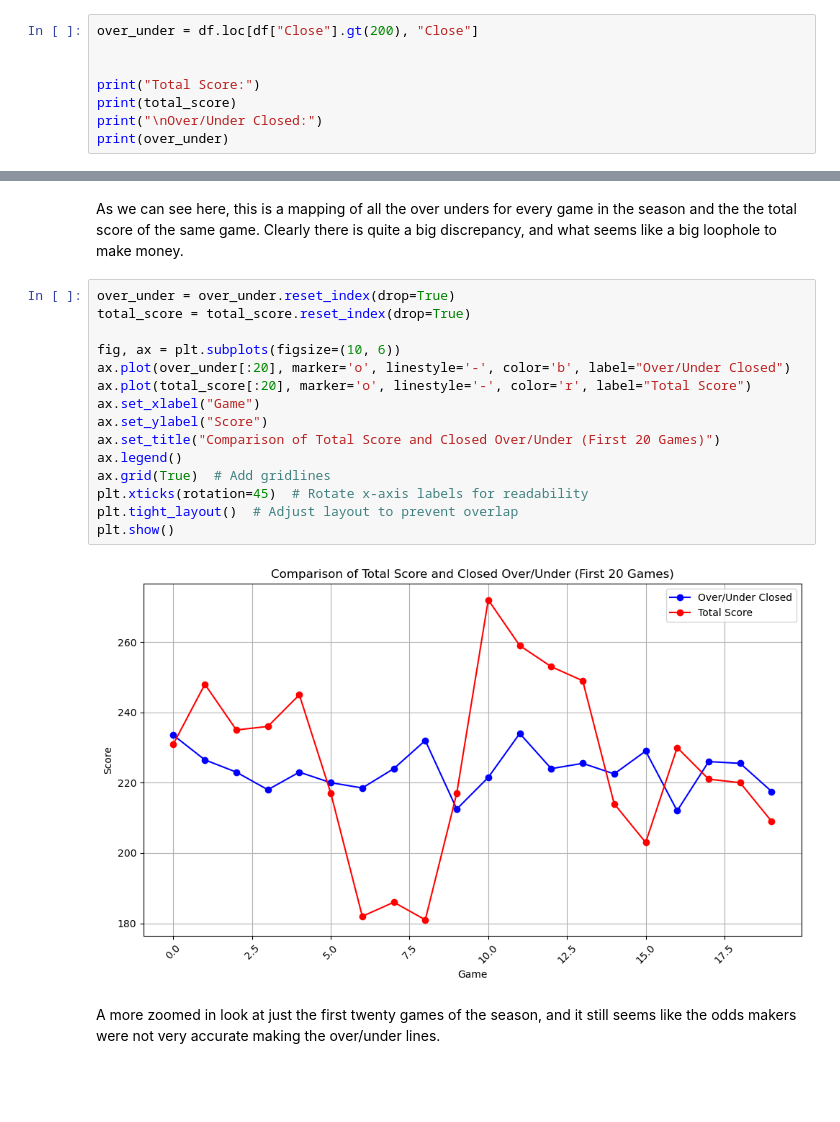
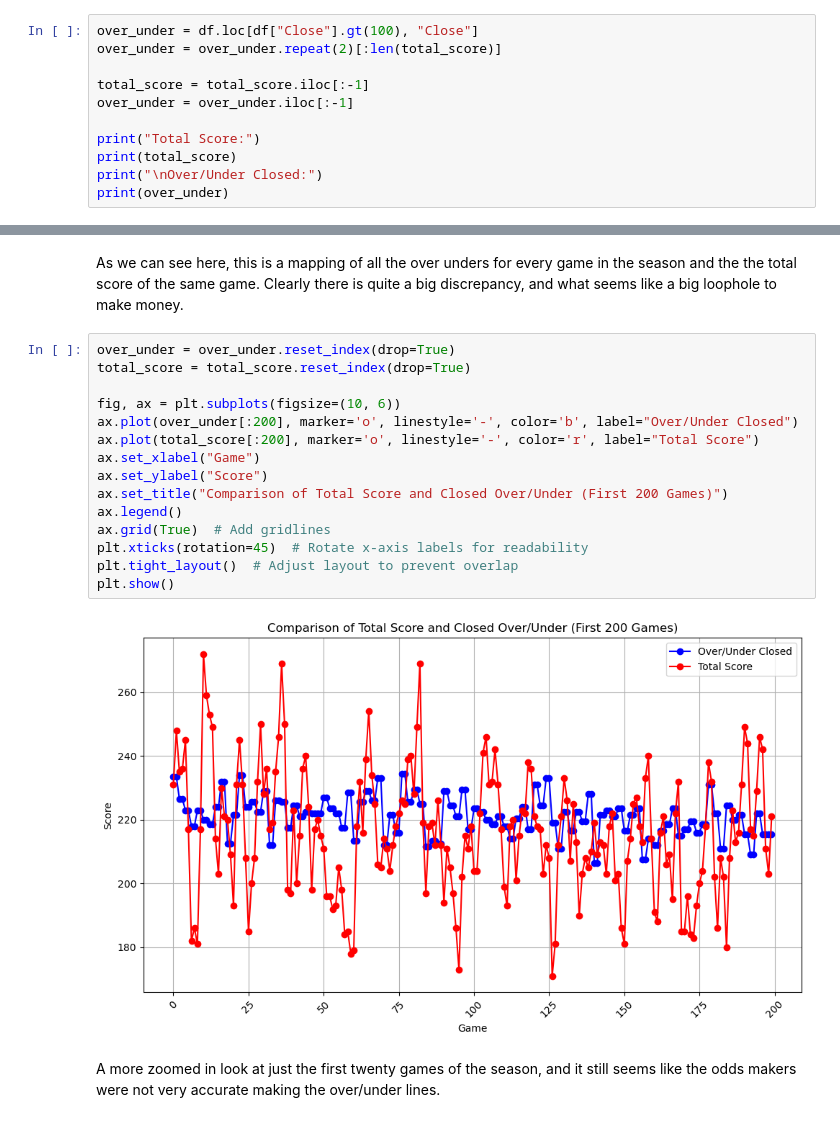
Before and after one commit to ihern/418-Project, a Jupyter notebook: analysis.ipynb, the cells around one changed output, grey strips where cells are left out. Saved outputs shown, nothing was run; the diff lists cells and outputs as text; blank space fills up the shorter version.

```diff
--- a/analysis.ipynb
+++ b/analysis.ipynb
@@ -16,8 +17,11 @@ total_score = home_team_score + away_team_score
 # %% [markdown]
 From the cv file, we have gathered all the home team and away team total scores as well as the total over under scores from each game for comparison to see how accurate the over/under line are that are set by the betting odds makers
 # %%
-over_under = df.loc[df["Close"].gt(200), "Close"]
+over_under = df.loc[df["Close"].gt(100), "Close"]
+over_under = over_under.repeat(2)[:len(total_score)]
 
+total_score = total_score.iloc[:-1]
+over_under = over_under.iloc[:-1]
 
 print("Total Score:")
 print(total_score)
@@ -60,19 +86,19 @@ As we can see here, this is a mapping of all the over unders for every game in t
 # %%
 over_under = over_under.reset_index(drop=True)
 total_score = total_score.reset_index(drop=True)
 
 fig, ax = plt.subplots(figsize=(10, 6))
-ax.plot(over_under[:20], marker='o', linestyle='-', color='b', label="Over/Under Closed")
-ax.plot(total_score[:20], marker='o', linestyle='-', color='r', label="Total Score")
+ax.plot(over_under[:200], marker='o', linestyle='-', color='b', label="Over/Under Closed")
+ax.plot(total_score[:200], marker='o', linestyle='-', color='r', label="Total Score")
 ax.set_xlabel("Game")
 ax.set_ylabel("Score")
-ax.set_title("Comparison of Total Score and Closed Over/Under (First 20 Games)")
+ax.set_title("Comparison of Total Score and Closed Over/Under (First 200 Games)")
 ax.legend()
 ax.grid(True)  # Add gridlines
 plt.xticks(rotation=45)  # Rotate x-axis labels for readability
 plt.tight_layout()  # Adjust layout to prevent overlap
 plt.show()
 # %% [output]
-[figure, old version]
+[figure, new version]
 # %% [markdown]
 A more zoomed in look at just the first twenty games of the season, and it still seems like the odds makers were not very accurate making the over/under lines.
```
Also changed, not shown: parts of 9 cells of this notebook.
